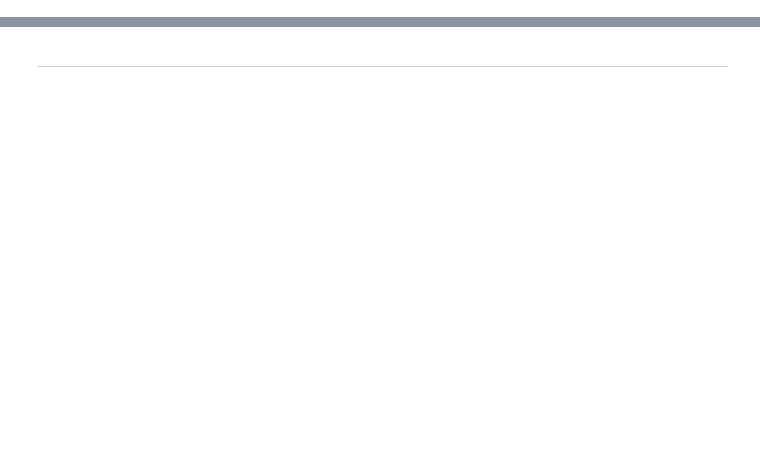
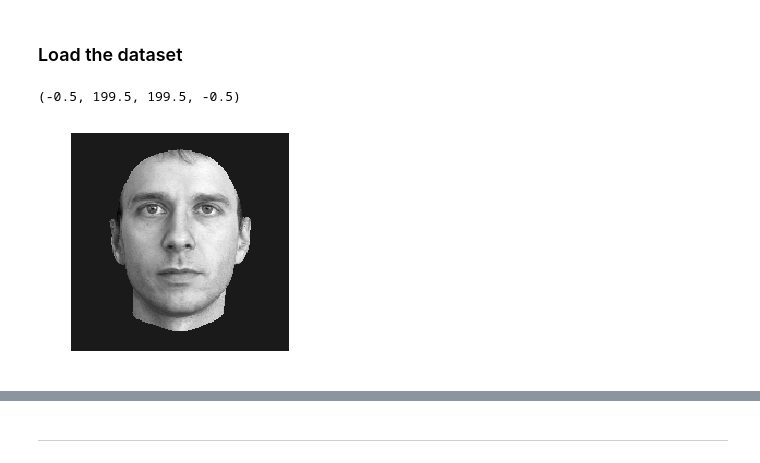
Before and after one commit to aalkhalil155/Kernalized-MICA, a Jupyter notebook: open_data.ipynb, the cells around one changed output, grey strips where cells are left out. Cells and saved outputs as stored; diff of their text form; code cells hidden in the pictures; blank space fills up the shorter version.

```diff
--- a/open_data.ipynb
+++ b/open_data.ipynb
@@ -12,3 +16,5 @@ import scipy
+# %% [markdown]
+### Load the dataset
 # %%
 path = "./data_3_variables/"
 n_person = 10
@@ -27,0 +33,6 @@ for im_name in os.listdir(path):
+# %%
+plt.imshow(images[0,0,0].reshape(x_size, y_size), cmap="gray")
+plt.axis("off")
+# %% [output]
+(-0.5, 199.5, 199.5, -0.5)
+[figure, added]
```
Also changed, not shown: parts of 33 cells of this notebook.
